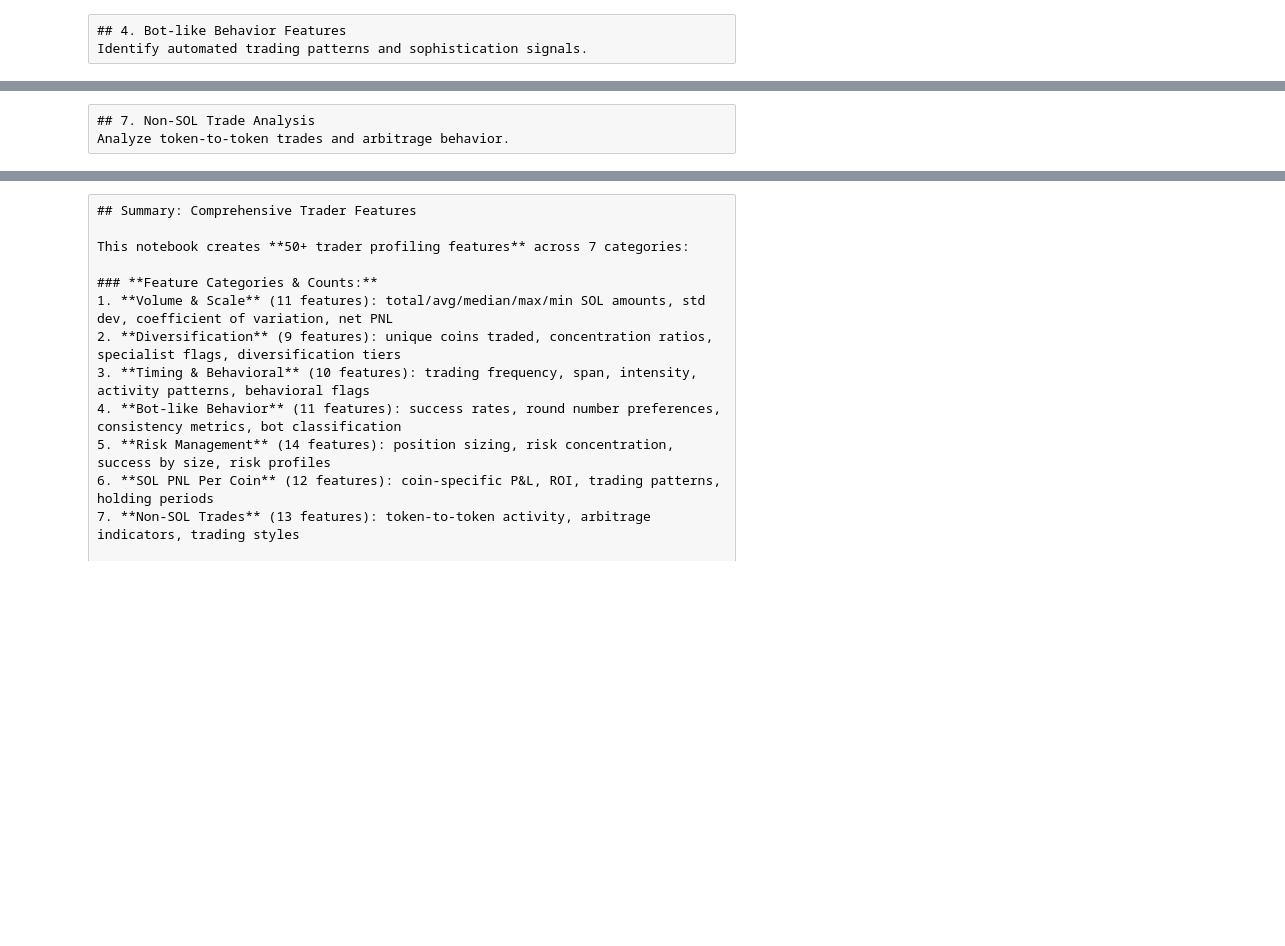
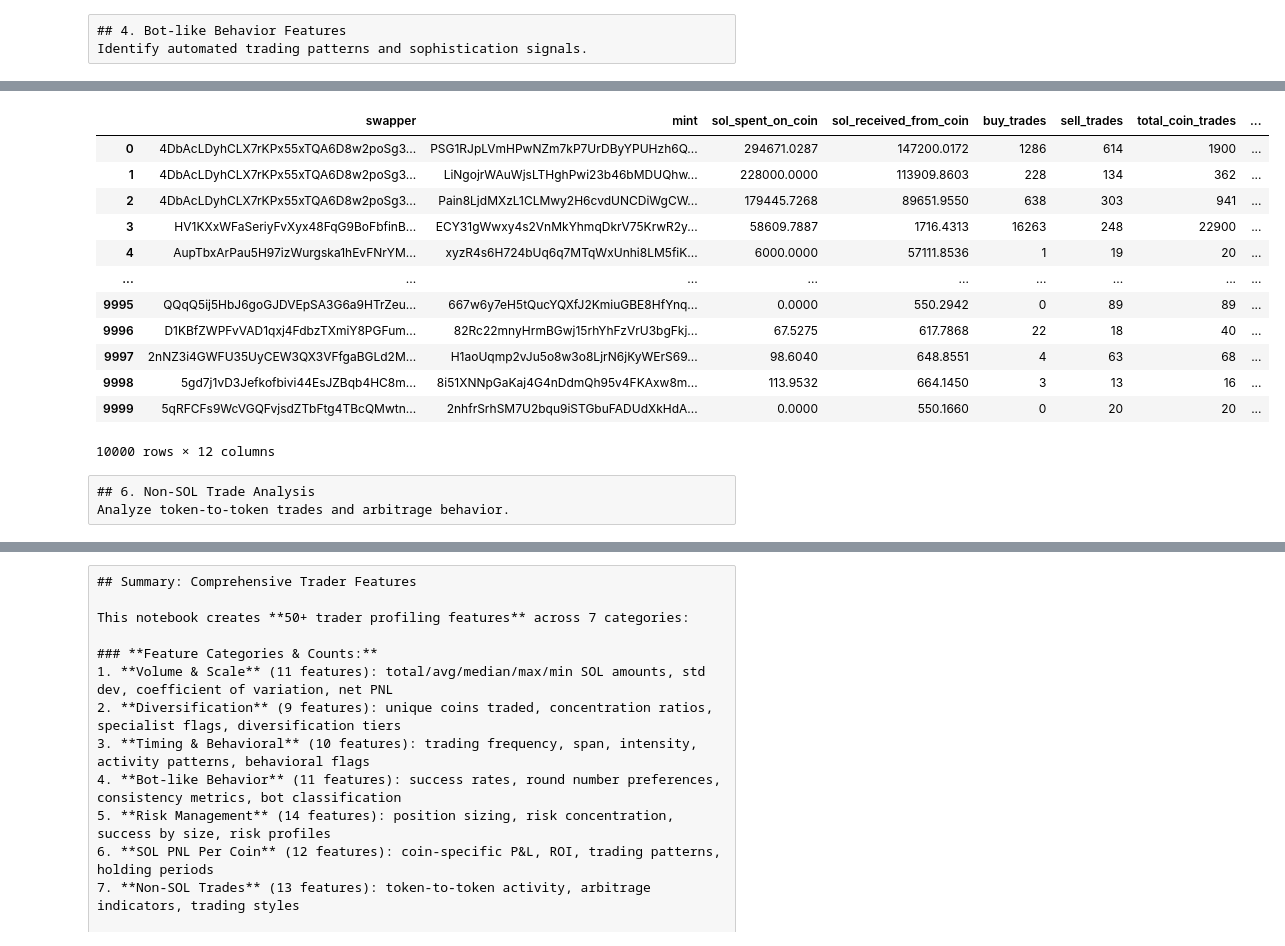
Before and after one commit to noelotpyrc/trading_eda, a Jupyter notebook: solana/02_trader_profiling_features.ipynb, the cells around one changed output, grey strips where cells are left out. Drawn from its saved outputs; the diff is of its cells as text; code cells hidden in the pictures; blank space fills up the shorter version.

```diff
--- a/solana/02_trader_profiling_features.ipynb
+++ b/solana/02_trader_profiling_features.ipynb
@@ -822,9 +725,6 @@ WITH trader_coin_flows AS (
         COUNT(CASE WHEN swap_to_mint = 'So11111111111111111111111111111111111111112' THEN 1 END) as sell_trades,
         COUNT(*) as total_coin_trades,
 
-        -- Success rates per coin
-        SUM(CASE WHEN succeeded THEN 1 ELSE 0 END)::FLOAT / COUNT(*) as coin_success_rate,
-
         -- Timing on this coin
         MIN(block_timestamp) as first_trade_on_coin,
         MAX(block_timestamp) as last_trade_on_coin
@@ -841,7 +741,6 @@ trader_coin_performance AS (
         buy_trades,
         sell_trades,
         total_coin_trades,
-        coin_success_rate,
 
         -- PNL calculation
         (sol_received_from_coin - sol_spent_on_coin) as net_sol_pnl_per_coin,
@@ -872,7 +771,6 @@ SELECT
     buy_trades,
     sell_trades,
     total_coin_trades,
-    ROUND(coin_success_rate, 4) as coin_success_rate,
     ROUND(net_sol_pnl_per_coin, 4) as net_sol_pnl_per_coin,
     ROUND(roi_on_coin, 4) as roi_on_coin,
     trading_pattern_on_coin,
@@ -892,13 +790,11 @@ ORDER BY ABS(net_sol_pnl_per_coin) DESC;
 """
 
 print("=== SOL PNL PER COIN ANALYSIS ===")
-print("Features: sol_spent/received per coin, buy/sell trades, coin_success_rate, net_pnl, roi, trading_pattern, hours_active")
+print("Features: sol_spent/received per coin, buy/sell trades, net_pnl, roi, trading_pattern, hours_active")
 print("\nExecuting query (this may take a moment for large datasets)...")
 
-# Add a limit to the SOL PNL query for performance and display purposes
-sol_pnl_limited_query = sol_pnl_per_coin_query.replace("ORDER BY ABS(net_sol_pnl_per_coin) DESC;", "ORDER BY ABS(net_sol_pnl_per_coin) DESC LIMIT 10000;")
 
-sol_pnl_features = analyzer.execute_query(sol_pnl_limited_query)
+sol_pnl_features = analyzer.execute_query(sol_pnl_per_coin_query)
 
 if sol_pnl_features is not None:
     print(f"\n📊 SOL PNL Per Coin Analysis Complete!")
@@ -964,5 +891,21 @@ else:
+# %%
+sol_pnl_features
+# %% [output]
+|  | swapper | mint | sol_spent_on_coin | sol_received_from_coin | buy_trades | sell_trades | total_coin_trades | ... |
+| 0 | 4DbAcLDyhCLX7rKPx55xTQA6D8w2poSg3... | PSG1RJpLVmHPwNZm7kP7UrDByYPUHzh6Q... | 294671.0287 | 147200.0172 | 1286 | 614 | 1900 | ... |
+| 1 | 4DbAcLDyhCLX7rKPx55xTQA6D8w2poSg3... | LiNgojrWAuWjsLTHghPwi23b46bMDUQhw... | 228000.0000 | 113909.8603 | 228 | 134 | 362 | ... |
+| 2 | 4DbAcLDyhCLX7rKPx55xTQA6D8w2poSg3... | Pain8LjdMXzL1CLMwy2H6cvdUNCDiWgCW... | 179445.7268 | 89651.9550 | 638 | 303 | 941 | ... |
+| 3 | HV1KXxWFaSeriyFvXyx48FqG9BoFbfinB... | ECY31gWwxy4s2VnMkYhmqDkrV75KrwR2y... | 58609.7887 | 1716.4313 | 16263 | 248 | 22900 | ... |
+| 4 | AupTbxArPau5H97izWurgska1hEvFNrYM... | xyzR4s6H724bUq6q7MTqWxUnhi8LM5fiK... | 6000.0000 | 57111.8536 | 1 | 19 | 20 | ... |
+| ... | ... | ... | ... | ... | ... | ... | ... | ... |
+| 9995 | QQqQ5ij5HbJ6goGJDVEpSA3G6a9HTrZeu... | 667w6y7eH5tQucYQXfJ2KmiuGBE8HfYnq... | 0.0000 | 550.2942 | 0 | 89 | 89 | ... |
+| 9996 | D1KBfZWPFvVAD1qxj4FdbzTXmiY8PGFum... | 82Rc22mnyHrmBGwj15rhYhFzVrU3bgFkj... | 67.5275 | 617.7868 | 22 | 18 | 40 | ... |
+| 9997 | 2nNZ3i4GWFU35UyCEW3QX3VFfgaBGLd2M... | H1aoUqmp2vJu5o8w3o8LjrN6jKyWErS69... | 98.6040 | 648.8551 | 4 | 63 | 68 | ... |
+| 9998 | 5gd7j1vD3Jefkofbivi44EsJZBqb4HC8m... | 8i51XNNpGaKaj4G4nDdmQh95v4FKAxw8m... | 113.9532 | 664.1450 | 3 | 13 | 16 | ... |
+| 9999 | 5qRFCFs9WcVGQFvjsdZTbFtg4TBcQMwtn... | 2nhfrSrhSM7U2bqu9iSTGbuFADUdXkHdA... | 0.0000 | 550.1660 | 0 | 20 | 20 | ... |
+10000 rows × 12 columns
 # %% [raw]
-## 7. Non-SOL Trade Analysis
+## 6. Non-SOL Trade Analysis
 Analyze token-to-token trades and arbitrage behavior.
 # %%
 non_sol_trades_query = """
```
Also changed, not shown: parts of 6 cells of this notebook.
